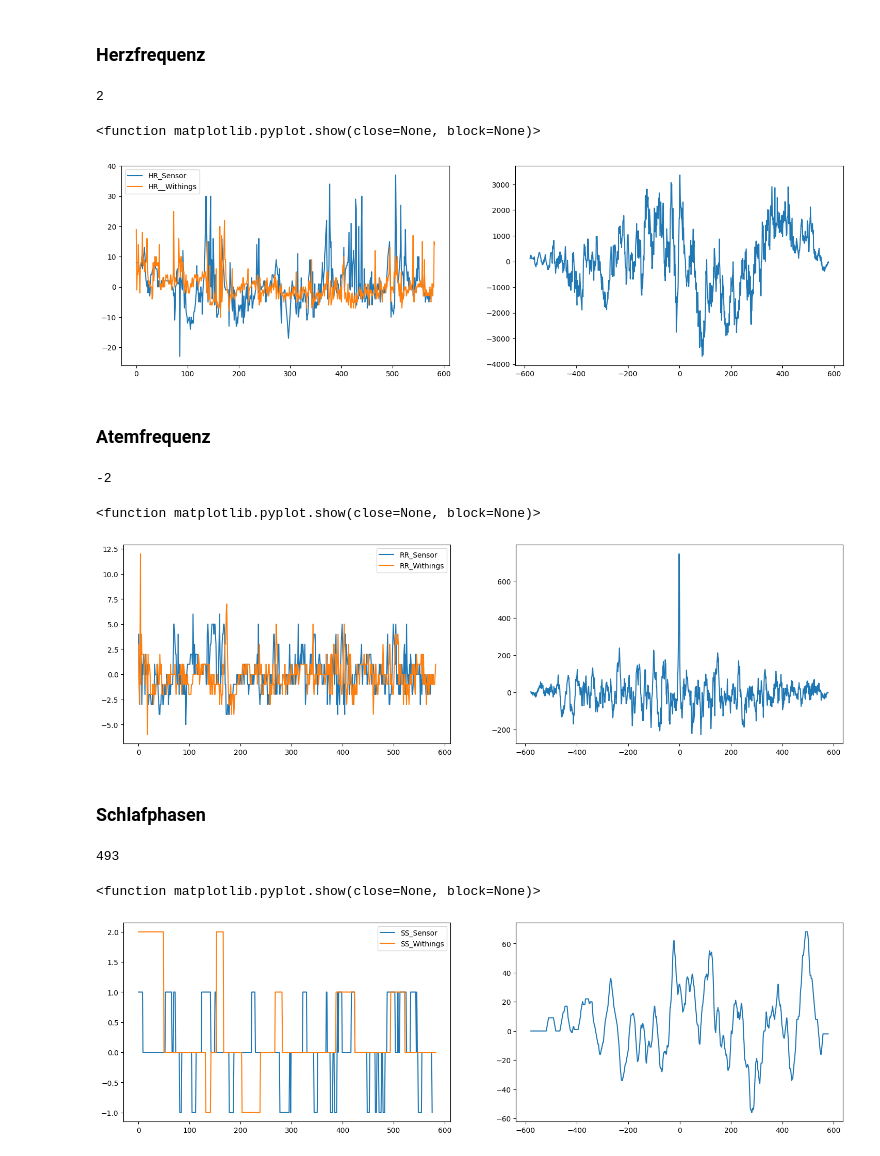
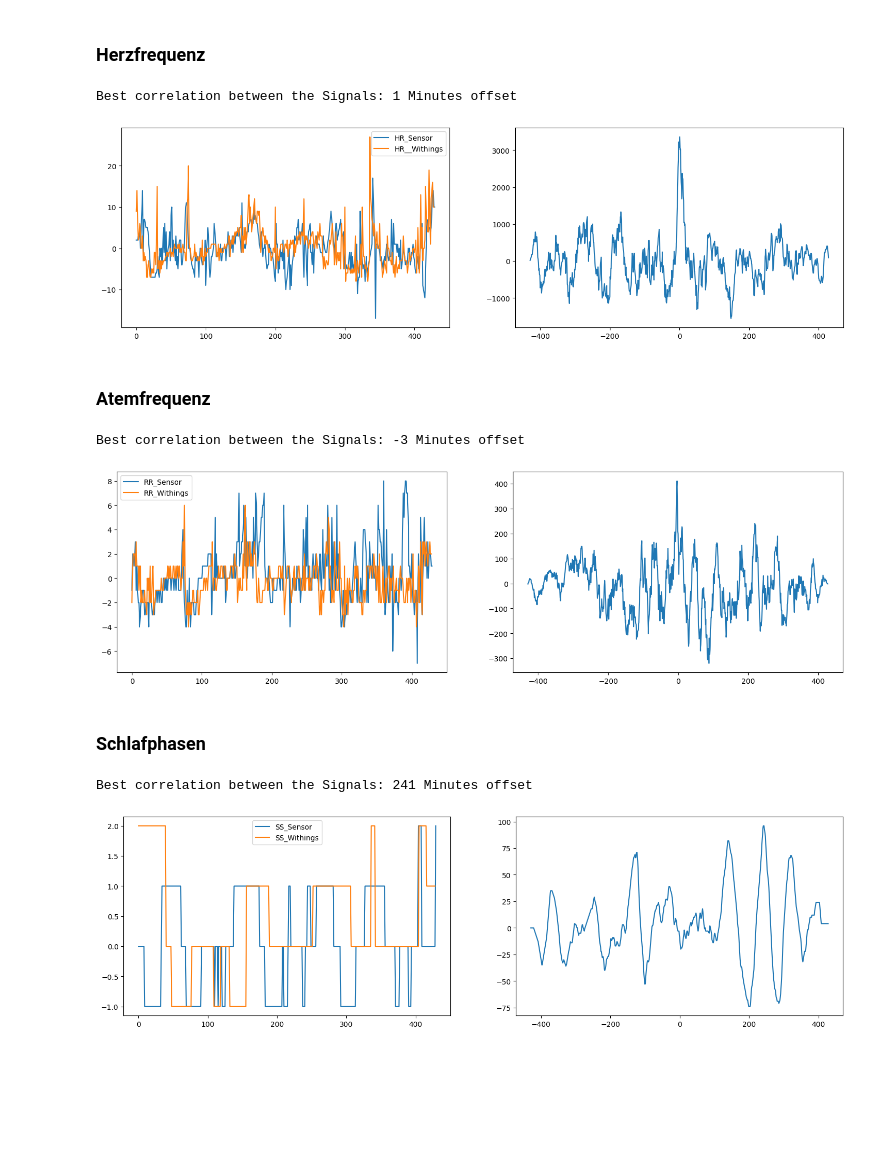
Before and after one commit to markusstraesser/Code, a Jupyter notebook: Evaluation.ipynb, the cells around one changed output. Saved outputs shown, nothing was run; the diff lists cells and outputs as text; code cells hidden in the pictures; blank space fills up the shorter version.

```diff
--- a/Evaluation.ipynb
+++ b/Evaluation.ipynb
@@ -7,36 +7,35 @@
 # %%
 import matplotlib.pyplot as plt
 import pandas as pd
 import numpy as np
 from scipy import signal
 
-date = "05122021"
+date = "07122021"
 
 df_sensor = pd.read_csv("Sensordata/clean/" + date + "_sensor_data")
 df_withings = pd.read_csv("Withings_Data/clean/" + date + "_withings_data")
 
 hr_sensor = df_sensor["hr_sensor"].to_list()
 hr_withings = df_withings["hr_withings"].to_list()
 # hr_s_norm = (hr_sensor - np.min(hr_sensor)) / (np.max(hr_sensor) - np.min(hr_sensor))
 # hr_w_norm = (hr_withings - np.min(hr_withings)) / (np.max(hr_withings) - np.min(hr_withings))
 hr_s_norm = hr_sensor - np.median(hr_sensor)
 hr_w_norm = hr_withings - np.median(hr_withings)
 cross_corr = signal.correlate(hr_s_norm, hr_w_norm, "full", method="fft").tolist()
 x_vals = range(int(-len(cross_corr)/2), int(-len(cross_corr)/2)+int(len(cross_corr)))
 plt.style.use('default')
 plt.rcParams['figure.figsize'] = [18,5]
 plt.subplot(121)
 plt.plot(hr_s_norm, label="HR_Sensor")
 plt.plot(hr_w_norm, label="HR__Withings")
 plt.legend()
 plt.subplot(122)
 plt.plot(x_vals, cross_corr)
-print(cross_corr.index(max(cross_corr))-int(len(cross_corr)/2))
 plt.show
+print("Best correlation between the Signals:", cross_corr.index(max(cross_corr))-int(len(cross_corr)/2), "Minutes offset")
 # %% [output]
-2
+Best correlation between the Signals: 1 Minutes offset
-<function matplotlib.pyplot.show(close=None, block=None)>
-[figure, old version]
+[figure, new version]
 # %% [markdown]
 ### Atemfrequenz
 # %%
@@ -56,12 +55,11 @@ plt.plot(rr_w_norm, label="RR_Withings")
 plt.legend()
 plt.subplot(122)
 plt.plot(x_vals, cross_corr)
-print(cross_corr.index(max(cross_corr))-int(len(cross_corr)/2))
 plt.show
+print("Best correlation between the Signals:", cross_corr.index(max(cross_corr))-int(len(cross_corr)/2), "Minutes offset")
 # %% [output]
--2
+Best correlation between the Signals: -3 Minutes offset
-<function matplotlib.pyplot.show(close=None, block=None)>
-[figure, old version]
+[figure, new version]
 # %% [markdown]
 ### Schlafphasen
 # %%
@@ -81,9 +79,8 @@ plt.plot(ss_w_norm, label="SS_Withings")
 plt.legend()
 plt.subplot(122)
 plt.plot(x_vals, cross_corr)
-print(cross_corr.index(max(cross_corr))-int(len(cross_corr)/2))
 plt.show
+print("Best correlation between the Signals:", cross_corr.index(max(cross_corr))-int(len(cross_corr)/2),"Minutes offset")
 # %% [output]
-493
+Best correlation between the Signals: 241 Minutes offset
-<function matplotlib.pyplot.show(close=None, block=None)>
-[figure, old version]
+[figure, new version]
```
